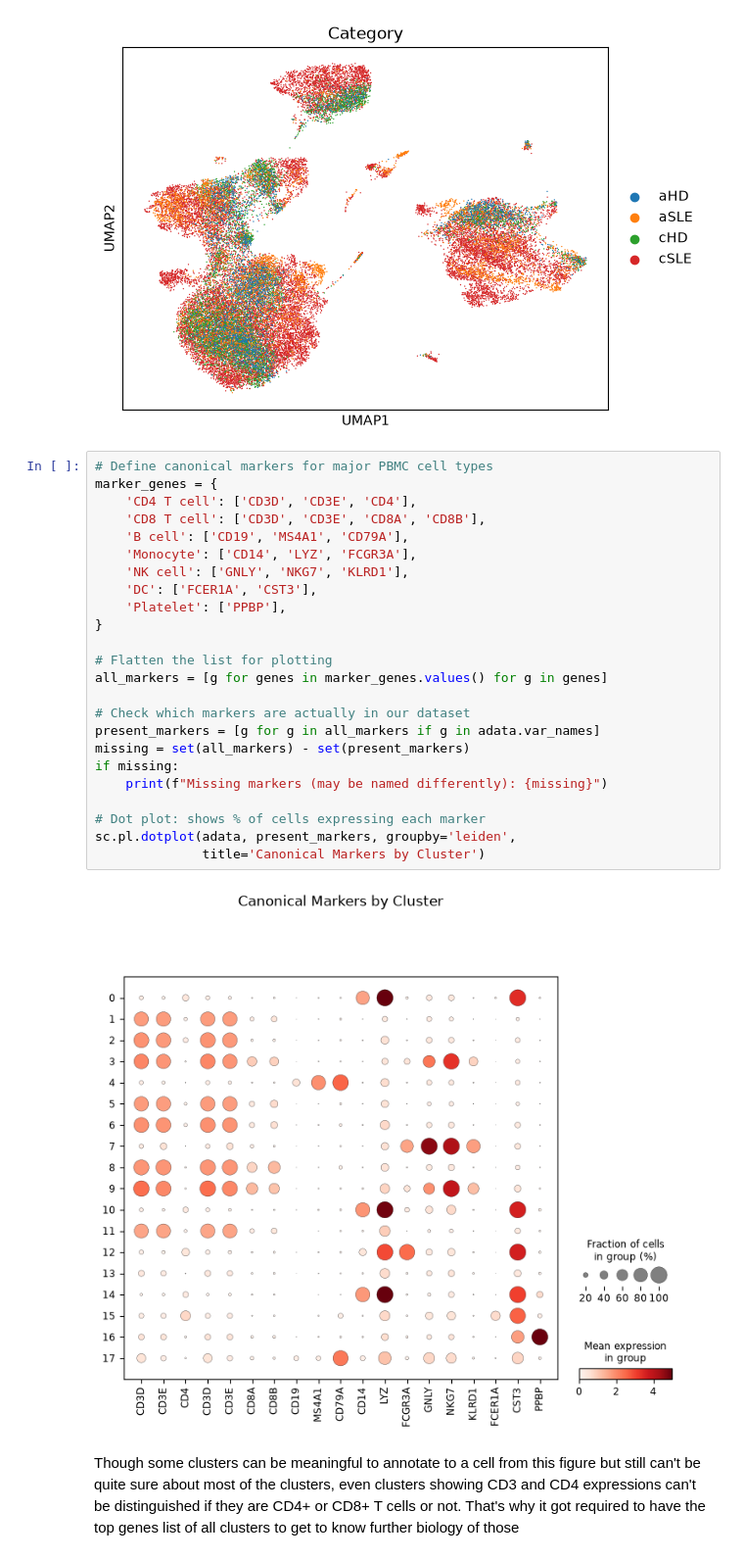
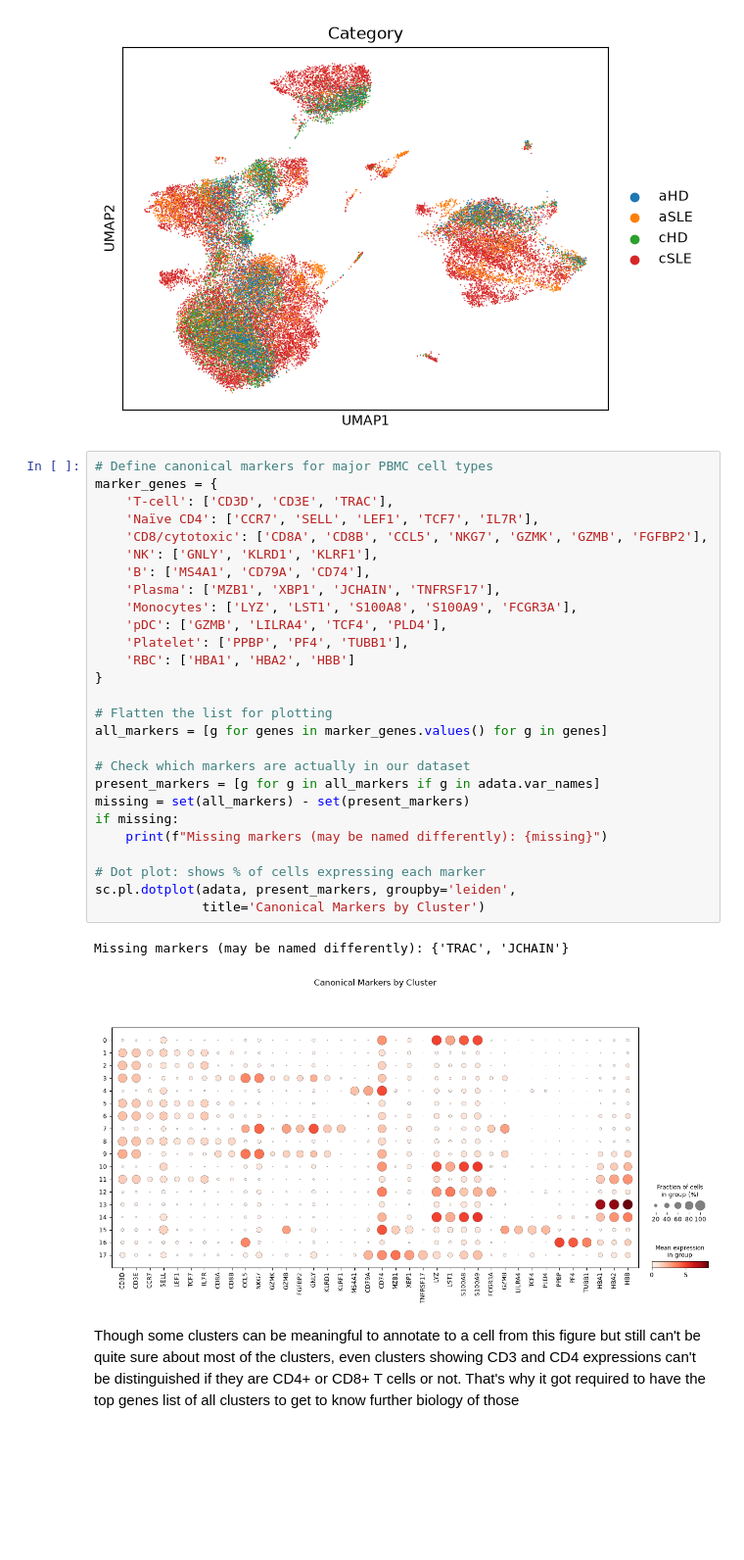
Before and after one commit to ash7175/SLE-Foundation-models, a Jupyter notebook: scripts/04_cell_annotation.ipynb, the cells around one changed output. Shown at 98% size. Cells and saved outputs as stored; diff of their text form; blank space fills up the shorter version.

Commit message:
organized cell annotation notebook

```diff
--- a/scripts/04_cell_annotation.ipynb
+++ b/scripts/04_cell_annotation.ipynb
@@ -111,29 +115,33 @@ sc.pl.umap(adata, color='category', title='Category')
 # %%
 # Define canonical markers for major PBMC cell types
 marker_genes = {
-    'CD4 T cell': ['CD3D', 'CD3E', 'CD4'],
-    'CD8 T cell': ['CD3D', 'CD3E', 'CD8A', 'CD8B'],
-    'B cell': ['CD19', 'MS4A1', 'CD79A'],
-    'Monocyte': ['CD14', 'LYZ', 'FCGR3A'],
-    'NK cell': ['GNLY', 'NKG7', 'KLRD1'],
-    'DC': ['FCER1A', 'CST3'],
-    'Platelet': ['PPBP'],
+    'T-cell': ['CD3D', 'CD3E', 'TRAC'],
+    'Naïve CD4': ['CCR7', 'SELL', 'LEF1', 'TCF7', 'IL7R'],
+    'CD8/cytotoxic': ['CD8A', 'CD8B', 'CCL5', 'NKG7', 'GZMK', 'GZMB', 'FGFBP2'],
+    'NK': ['GNLY', 'KLRD1', 'KLRF1'],
+    'B': ['MS4A1', 'CD79A', 'CD74'],
+    'Plasma': ['MZB1', 'XBP1', 'JCHAIN', 'TNFRSF17'],
+    'Monocytes': ['LYZ', 'LST1', 'S100A8', 'S100A9', 'FCGR3A'],
+    'pDC': ['GZMB', 'LILRA4', 'TCF4', 'PLD4'],
+    'Platelet': ['PPBP', 'PF4', 'TUBB1'],
+    'RBC': ['HBA1', 'HBA2', 'HBB']
 }
 
 # Flatten the list for plotting
 all_markers = [g for genes in marker_genes.values() for g in genes]
 
 # Check which markers are actually in our dataset
 present_markers = [g for g in all_markers if g in adata.var_names]
 missing = set(all_markers) - set(present_markers)
 if missing:
     print(f"Missing markers (may be named differently): {missing}")
 
 # Dot plot: shows % of cells expressing each marker
 sc.pl.dotplot(adata, present_markers, groupby='leiden',
               title='Canonical Markers by Cluster')
 # %% [output]
+Missing markers (may be named differently): {'TRAC', 'JCHAIN'}
-[figure, old version]
+[figure, new version]
 # %% [markdown]
 Though some clusters can be meaningful to annotate to a cell from this figure but still can't be quite sure about most of the clusters, even clusters showing CD3 and CD4 expressions can't be distinguished if they are CD4+ or CD8+ T cells or not. That's why it got required to have the top genes list of all clusters to get to know further biology of those
 # %%
```
Also changed, not shown: parts of 1 cell of this notebook, 1 other file.
